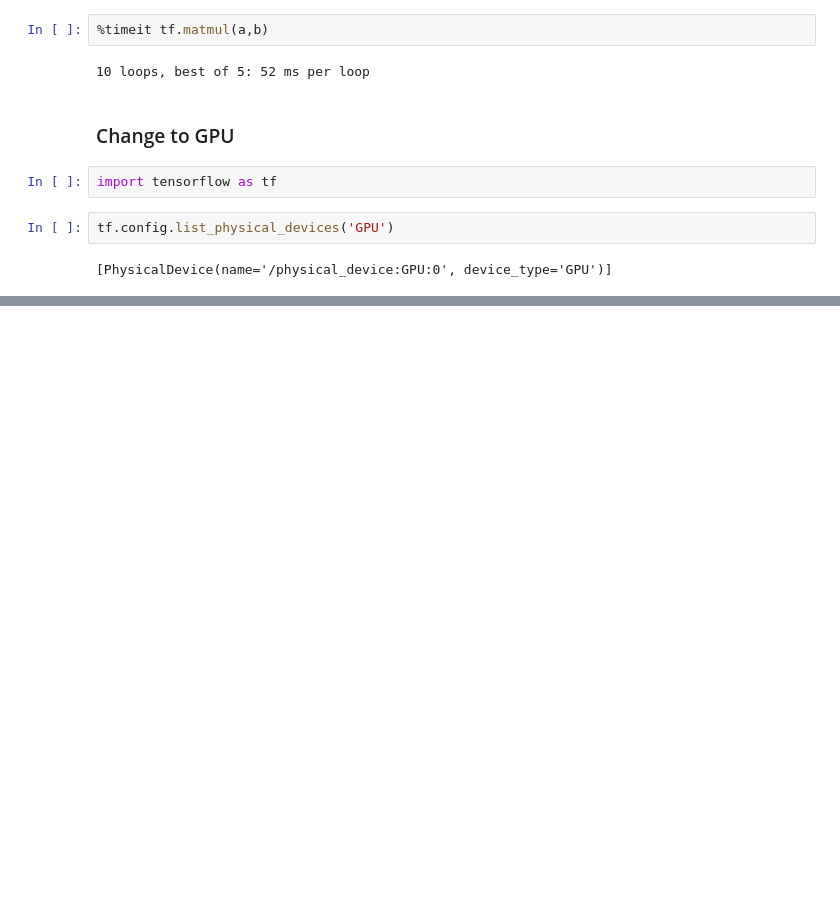
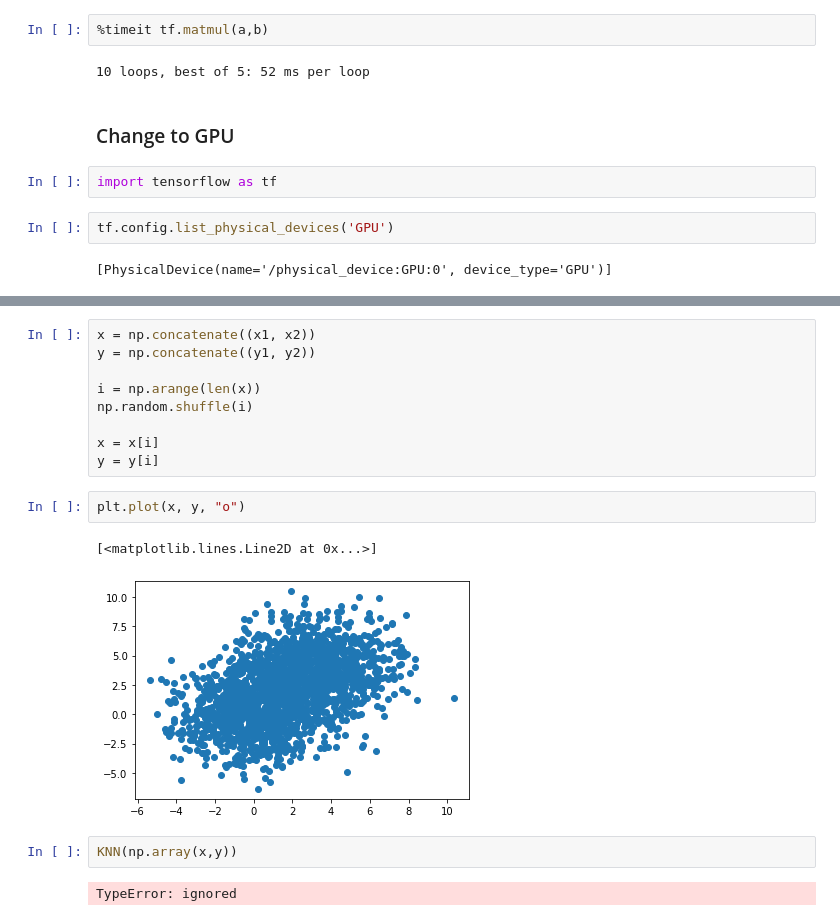
Before and after one commit to tomasplsek/AstroML, a Jupyter notebook: 01_uvod.ipynb, the cells around one changed output, grey strips where cells are left out. Drawn from its saved outputs; the diff is of its cells as text; blank space fills up the shorter version.

```diff
--- a/01_uvod.ipynb
+++ b/01_uvod.ipynb
@@ -450,0 +451,18 @@ tf.config.list_physical_devices('GPU')
+# %%
+x = np.concatenate((x1, x2))
+y = np.concatenate((y1, y2))
+
+i = np.arange(len(x))
+np.random.shuffle(i)
+
+x = x[i]
+y = y[i]
+# %%
+plt.plot(x, y, "o")
+# %% [output]
+[<matplotlib.lines.Line2D at 0x...>]
+[figure, added]
+# %%
+KNN(np.array(x,y))
+# %% [output]
+TypeError: ignored
```
Also changed, not shown: parts of 6 cells of this notebook.
